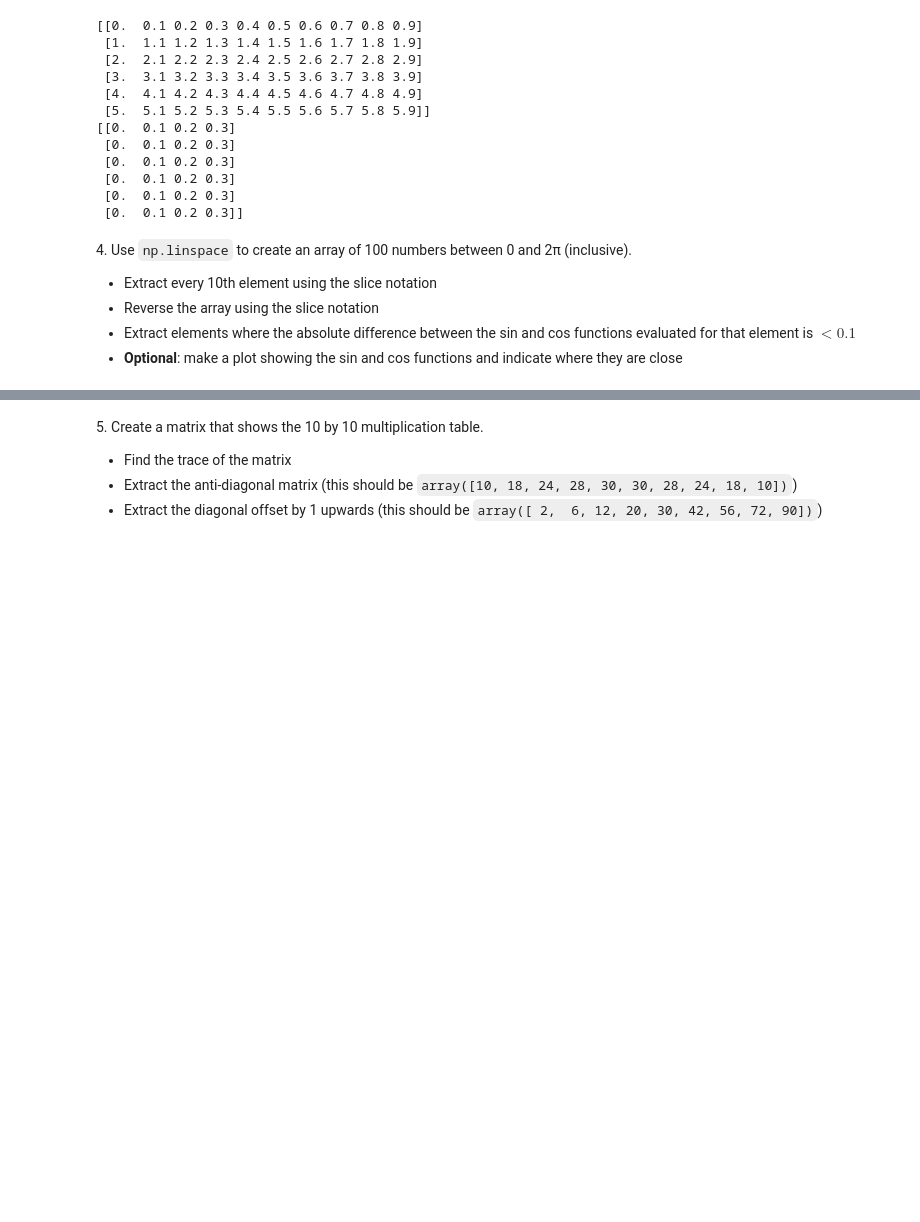
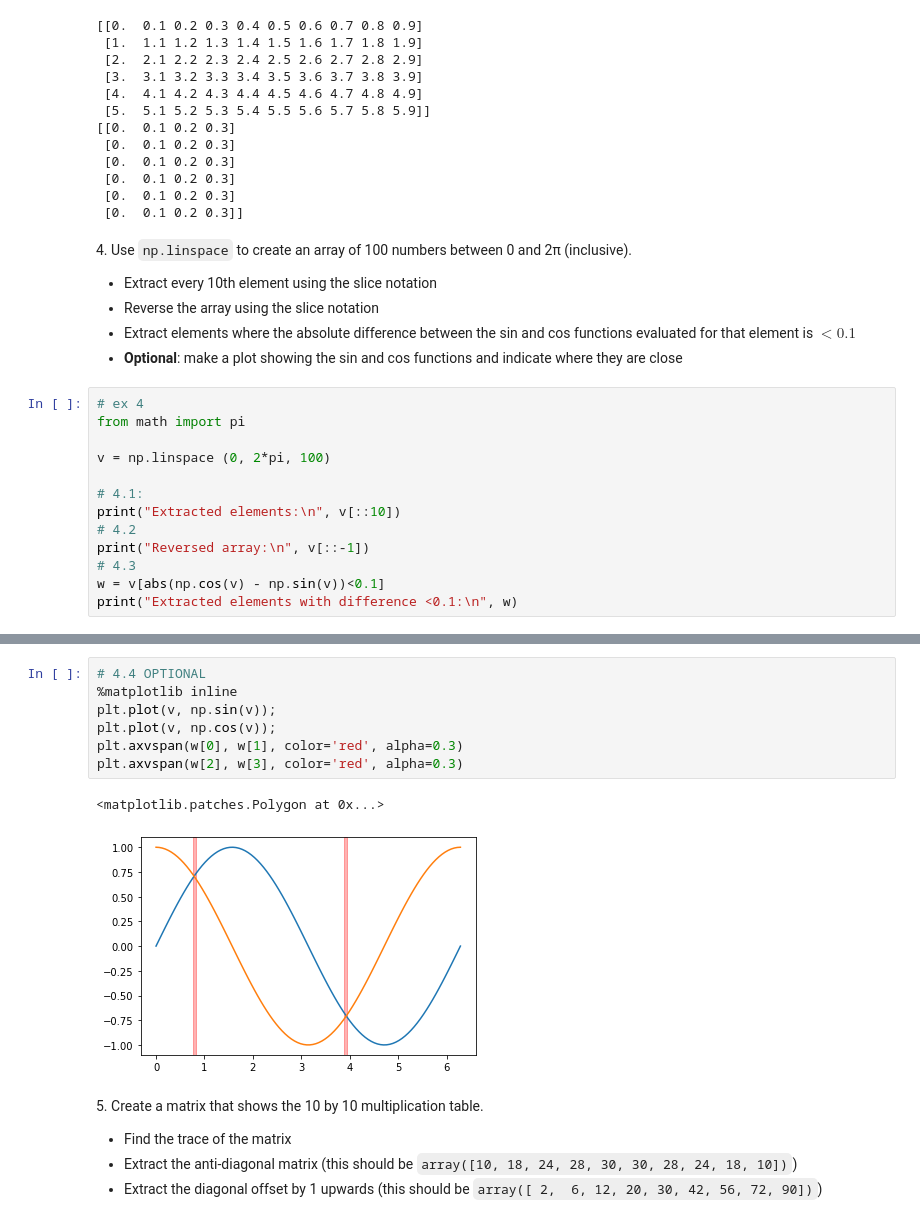
Before and after one commit to zucchett/HighLevelProgramming2021, a Jupyter notebook: 04ex_numpy.ipynb, the cells around one changed output, grey strips where cells are left out. Saved outputs shown, nothing was run; the diff lists cells and outputs as text; blank space fills up the shorter version.

```diff
--- a/04ex_numpy.ipynb
+++ b/04ex_numpy.ipynb
@@ -89,3 +95,16 @@ print(l)
   * Reverse the array using the slice notation
   * Extract elements where the absolute difference between the sin and cos functions evaluated for that element is $< 0.1$
   * **Optional**: make a plot showing the sin and cos functions and indicate where they are close
+# %%
+# ex 4
+from math import pi
+
+v = np.linspace (0, 2*pi, 100)
+
+# 4.1:
+print("Extracted elements:\n", v[::10])
+# 4.2
+print("Reversed array:\n", v[::-1])
+# 4.3
+w = v[abs(np.cos(v) - np.sin(v))<0.1]
+print("Extracted elements with difference <0.1:\n", w)
@@ -92,3 +129,13 @@ print(l)
+# %%
+# 4.4 OPTIONAL
+%matplotlib inline
+plt.plot(v, np.sin(v));
+plt.plot(v, np.cos(v));
+plt.axvspan(w[0], w[1], color='red', alpha=0.3)
+plt.axvspan(w[2], w[3], color='red', alpha=0.3)
+# %% [output]
+<matplotlib.patches.Polygon at 0x...>
+[figure, added]
 # %% [markdown]
 5\. Create a matrix that shows the 10 by 10 multiplication table.
 
```
Also changed, not shown: parts of 9 cells of this notebook.
